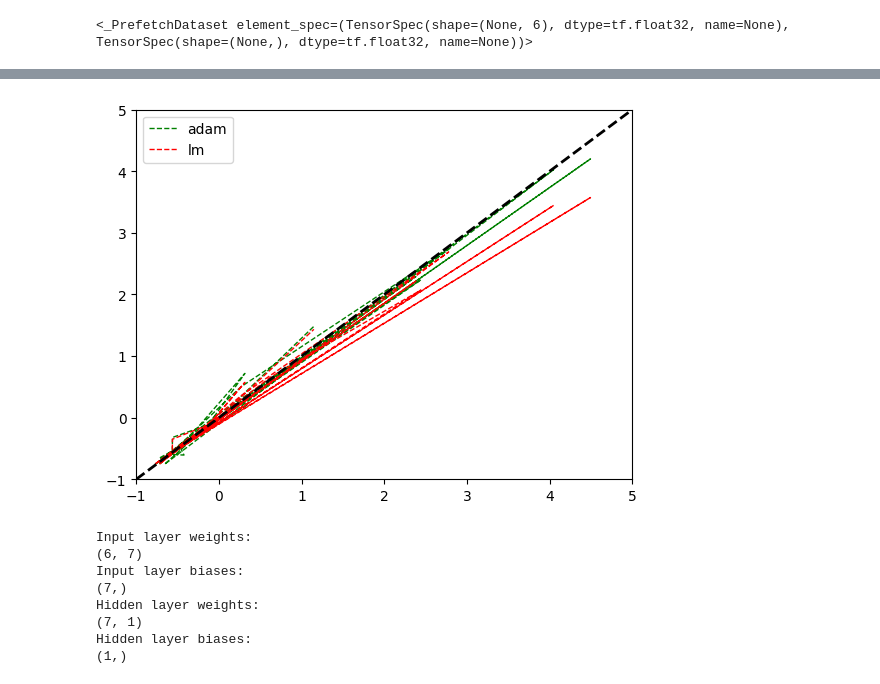
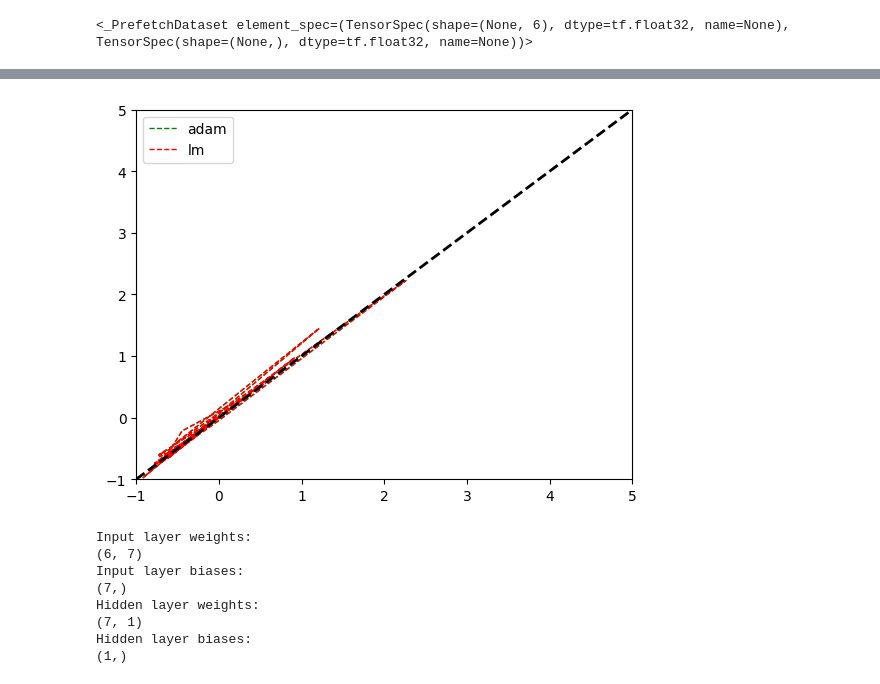
Before and after one commit to GeorgePapazafeiropoulos/GeorgePapazafeiropoulos.github.io, a Jupyter notebook: annOnline/tf-levenberg-marquardt-main/tfLevenbergMarquardtByPapTestData.ipynb, the cells around one changed output, grey strips where cells are left out. Saved outputs shown, nothing was run; the diff lists cells and outputs as text; code cells hidden in the pictures.

```diff
--- a/annOnline/tf-levenberg-marquardt-main/tfLevenbergMarquardtByPapTestData.ipynb
+++ b/annOnline/tf-levenberg-marquardt-main/tfLevenbergMarquardtByPapTestData.ipynb
@@ -129,21 +129,36 @@ print(train_dataset)
 # %% [output]
 <_PrefetchDataset element_spec=(TensorSpec(shape=(None, 6), dtype=tf.float32, name=None), TensorSpec(shape=(None,), dtype=tf.float32, name=None))>
 # %%
-model = tf.keras.Sequential([
+modelAdam = tf.keras.Sequential([
     #tf.keras.layers.Dense(20, activation='tanh', input_shape=(6,)), # lm works better with tanh than with sigmoid
     tf.keras.layers.Dense(7, activation='sigmoid', input_shape=(6,)),
     tf.keras.layers.Dense(1, activation='linear')])
 
-model.summary()
-
-model.compile(
+modelAdam.compile(
     optimizer=tf.keras.optimizers.Adam(learning_rate=0.01),
     loss=tf.keras.losses.MeanSquaredError())
 
-model_wrapper = lm.ModelWrapper(
-    tf.keras.models.clone_model(model))
+modelAdam.summary()
 
-model_wrapper.compile(
+modelLM = lm.ModelWrapper(
+    tf.keras.models.clone_model(modelAdam))
+
+modelLM.compile(
     optimizer=tf.keras.optimizers.SGD(learning_rate=0.1),
     loss=lm.MeanSquaredError())
+
+modelLM.summary()
+
+#print(dir(modelLM.model.layers))
+#print(modelLM.model.layers.__contains__)
+
+# Check the names and activation functions of the various layers of the Adam model
+for layer in modelAdam.layers:
+    activation_function = layer.get_config().get('activation')
+    print(f"Layer {layer.name} - Activation Function: {activation_function}")
+
+# Check the names and activation functions of the various layers of the LM model
+for layer in modelLM.layers:
+    activation_function = layer.get_config().get('activation')
+    print(f"Layer {layer.name} - Activation Function: {activation_function}")
 # %% [output]
@@ -163,7 +182,7 @@ _________________________________________________________________
 # %%
 print("Train using Adam")
 t1_start = time.perf_counter()
-model.fit(train_dataset, epochs=1000)
+histAdam = modelAdam.fit(train_dataset, epochs=200)
 t1_stop = time.perf_counter()
 print("Elapsed time: ", t1_stop - t1_start)
 # loss value: 2.0443e-04
@@ -189,7 +222,7 @@ Elapsed time:  15.66614699998172
 print("\n_________________________________________________________________")
 print("Train using Levenberg-Marquardt")
 t2_start = time.perf_counter()
-model_wrapper.fit(train_dataset, epochs=100)
+histLM = modelLM.fit(train_dataset, epochs=100)
 t2_stop = time.perf_counter()
 print("Elapsed time: ", t2_stop - t2_start)
 #loss value: 2.3174e-05
@@ -215,8 +262,8 @@ Elapsed time:  11.177989199990407
 print("\n_________________________________________________________________")
 print("Plot results")
 
-plt.plot(y_test, model.predict(x_test), 'g--', label="adam", linewidth=1)
-plt.plot(y_test, model_wrapper.predict(x_test), 'r--', label="lm", linewidth=1)
+plt.plot(y_test, modelLM.predict(x_test), 'g--', label="adam", linewidth=1)
+plt.plot(y_test, modelLM.predict(x_test), 'r--', label="lm", linewidth=1)
 plt.legend()
 #plt.axis('equal')
 plt.xlim([-1, 5])  # Set your desired x-axis limits
@@ -234,3 +281,3 @@ Plot results
 2/2 [==============================] - 0s 5ms/step
-[figure, old version]
+[figure, new version]
 # %%
```
Also changed, not shown: parts of 10 cells of this notebook, 8 other files.
